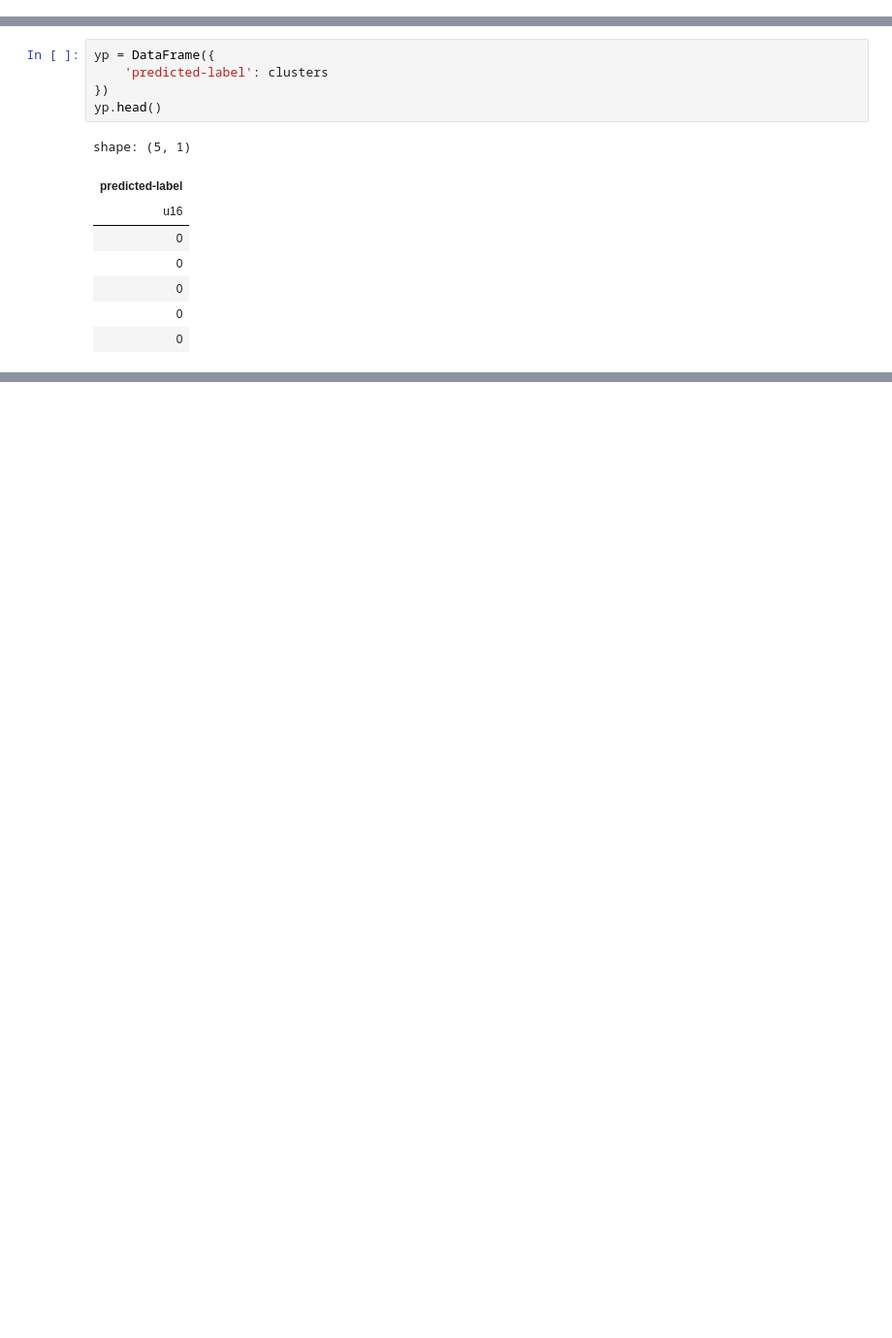
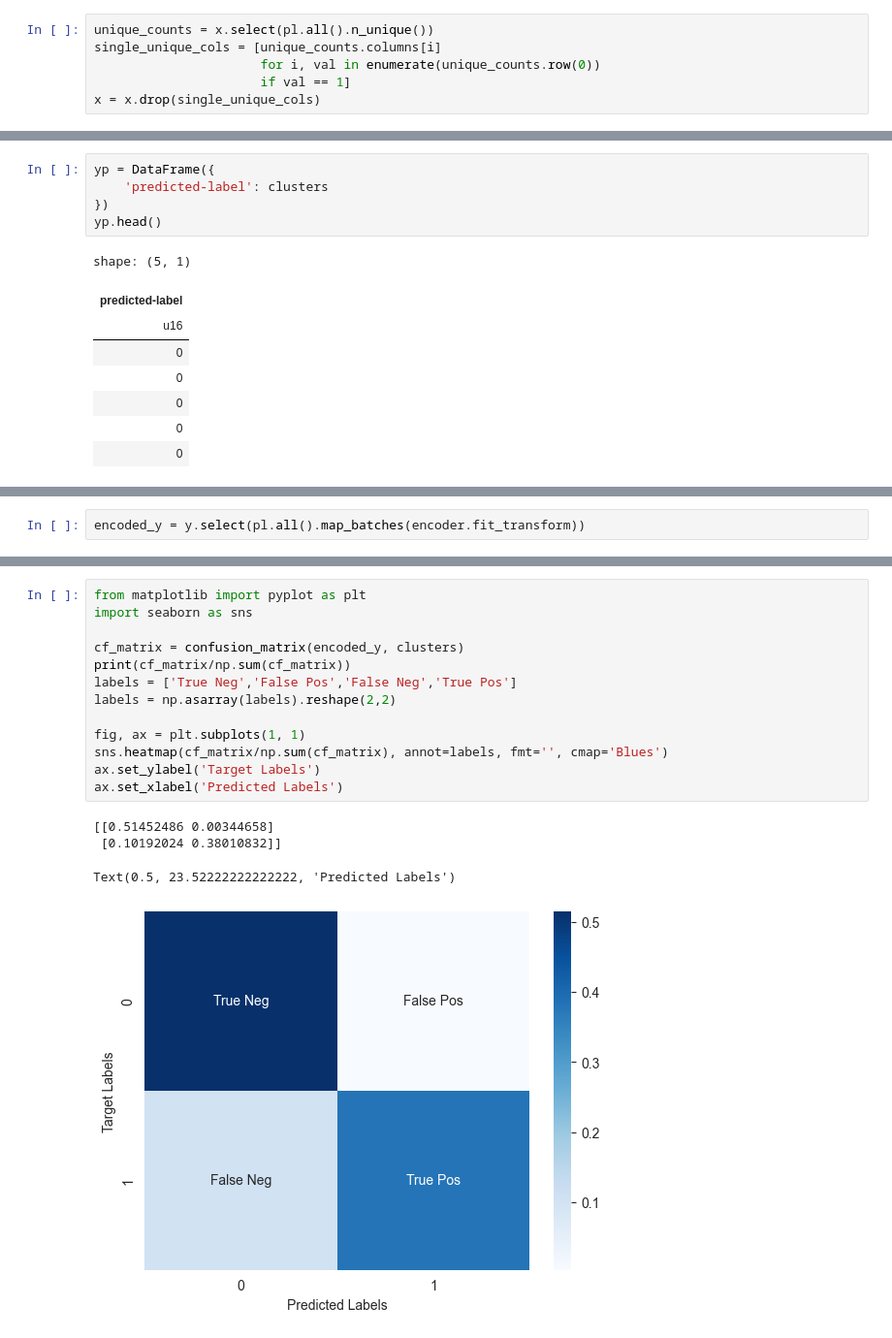
Before and after one commit to yasuomaidana/Data-Analysis, a Jupyter notebook: Classification Analysis/KNN/Mushroom Clustering Polars.ipynb, the cells around one changed output, grey strips where cells are left out. Shown: that part at 97% size. Drawn from its saved outputs; the diff is of its cells as text; blank space fills up the shorter version.

Commit message:
Applying clustering using Kmodes with Polars and Pandas

```diff
--- a/Classification Analysis/KNN/Mushroom Clustering Polars.ipynb
+++ b/Classification Analysis/KNN/Mushroom Clustering Polars.ipynb
@@ -83,6 +86,12 @@ shape: (5, 22)
 | 0 | 2 | 8 | 1 | 3 | 1 | 0 | 0 | 5 | ... |
 | 5 | 3 | 8 | 1 | 6 | 1 | 0 | 1 | 5 | ... |
 | 5 | 2 | 3 | 0 | 5 | 1 | 1 | 0 | 4 | ... |
+# %%
+unique_counts = x.select(pl.all().n_unique())
+single_unique_cols = [unique_counts.columns[i]
+                      for i, val in enumerate(unique_counts.row(0))
+                      if val == 1]
+x = x.drop(single_unique_cols)
 # %% [markdown]
 ## Clustering using K-Modes
 # %%
@@ -134,3 +143,5 @@ pie = (alt.Chart(counting).mark_arc()
 pie
 # %% [output]
 [interactive output not drawn]
+# %%
+encoded_y = y.select(pl.all().map_batches(encoder.fit_transform))
@@ -136,0 +212,18 @@ pie
+# %%
+from matplotlib import pyplot as plt
+import seaborn as sns
+
+cf_matrix = confusion_matrix(encoded_y, clusters)
+print(cf_matrix/np.sum(cf_matrix))
+labels = ['True Neg','False Pos','False Neg','True Pos']
+labels = np.asarray(labels).reshape(2,2)
+
+fig, ax = plt.subplots(1, 1)
+sns.heatmap(cf_matrix/np.sum(cf_matrix), annot=labels, fmt='', cmap='Blues')
+ax.set_ylabel('Target Labels')
+ax.set_xlabel('Predicted Labels')
+# %% [output]
+[[0.51452486 0.00344658]
+ [0.10192024 0.38010832]]
+Text(0.5, 23.52222222222222, 'Predicted Labels')
+[figure, added]
```
Also changed, not shown: parts of 11 cells of this notebook, 1 other file.
